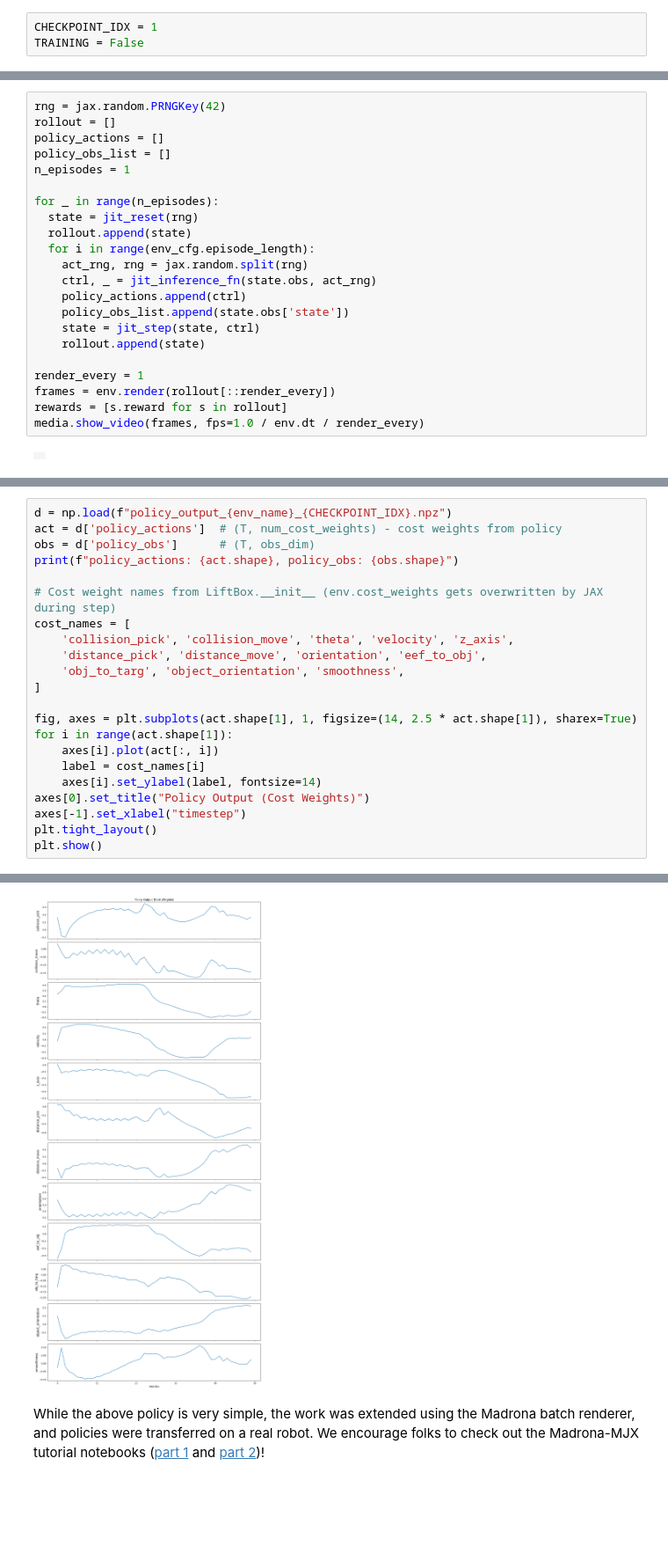
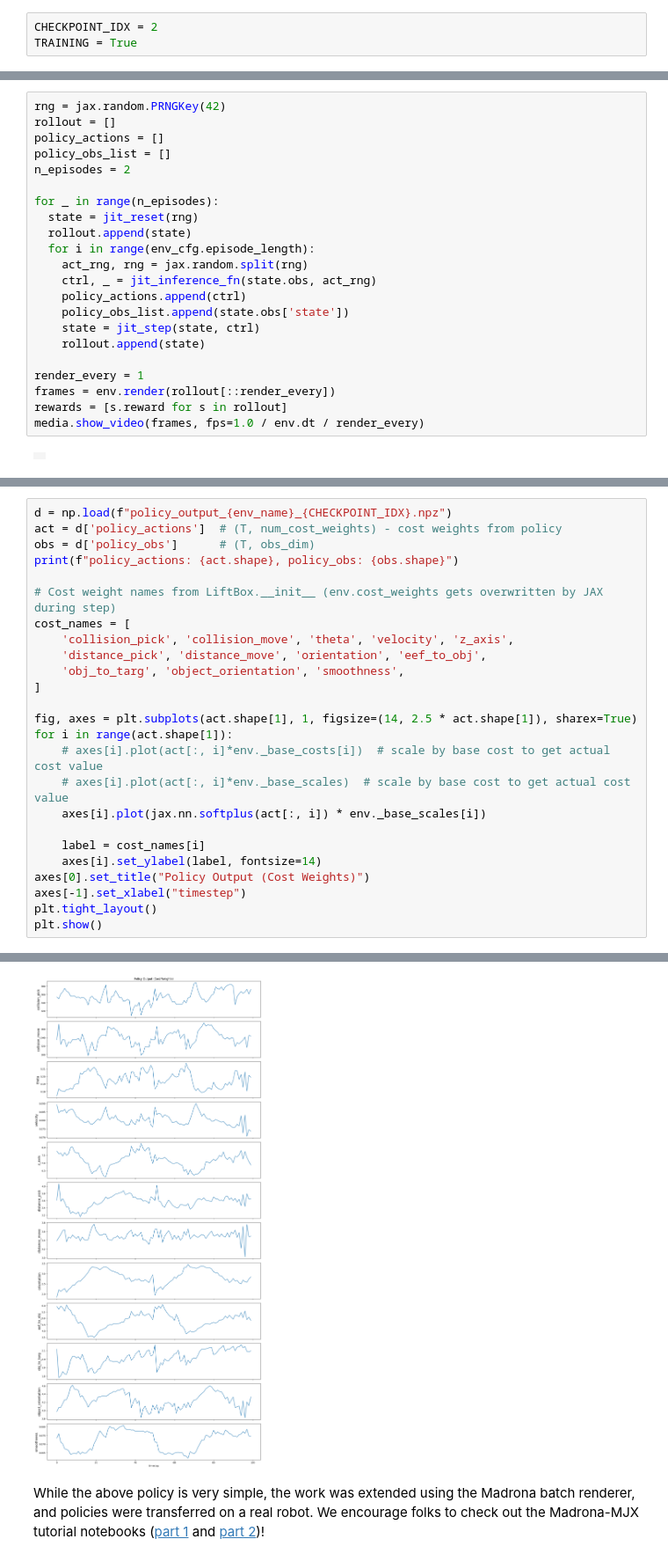
Before and after one commit to alinjar1996/mujoco_playground, a Jupyter notebook: learning/notebooks/manipulation.ipynb, the cells around one changed output, grey strips where cells are left out. Shown at 88% size. Drawn from its saved outputs; the diff is of its cells as text; blank space fills up the shorter version.

```diff
--- a/learning/notebooks/manipulation.ipynb
+++ b/learning/notebooks/manipulation.ipynb
@@ -244,8 +244,8 @@ env_cfg.sim_dt
 
 Let's train the pick cube policy and visualize rollouts. The policy takes roughly 3 minutes to train on an RTX 4090.
 # %%
-CHECKPOINT_IDX = 1
-TRAINING = False
+CHECKPOINT_IDX = 2
+TRAINING = True
 # %%
 from mujoco_playground.config import manipulation_params
 ppo_params = manipulation_params.brax_ppo_config(env_name)
@@ -625,7 +627,7 @@ rng = jax.random.PRNGKey(42)
 rollout = []
 policy_actions = []
 policy_obs_list = []
-n_episodes = 1
+n_episodes = 2
 
 for _ in range(n_episodes):
   state = jit_reset(rng)
@@ -723,7 +725,10 @@ cost_names = [
 
 fig, axes = plt.subplots(act.shape[1], 1, figsize=(14, 2.5 * act.shape[1]), sharex=True)
 for i in range(act.shape[1]):
-    axes[i].plot(act[:, i])
+    # axes[i].plot(act[:, i]*env._base_costs[i])  # scale by base cost to get actual cost value
+    # axes[i].plot(act[:, i]*env._base_scales)  # scale by base cost to get actual cost value
+    axes[i].plot(jax.nn.softplus(act[:, i]) * env._base_scales[i])
+
     label = cost_names[i]
     axes[i].set_ylabel(label, fontsize=14)
 axes[0].set_title("Policy Output (Cost Weights)")
@@ -735,4 +740,4 @@ policy_actions: (50, 12), policy_obs: (50, 45)
-[figure, old version]
+[figure, new version]
 # %% [markdown]
 While the above policy is very simple, the work was extended using the Madrona batch renderer, and policies were transferred on a real robot. We encourage folks to check out the Madrona-MJX tutorial notebooks ([part 1](https://colab.research.google.com/github/google-deepmind/mujoco_playground/blob/main/learning/notebooks/training_vision_1.ipynb) and [part 2](https://colab.research.google.com/github/google-deepmind/mujoco_playground/blob/main/learning/notebooks/training_vision_2.ipynb))!
 # %% [markdown]
```
Also changed, not shown: parts of 13 cells of this notebook, 3 other files.
